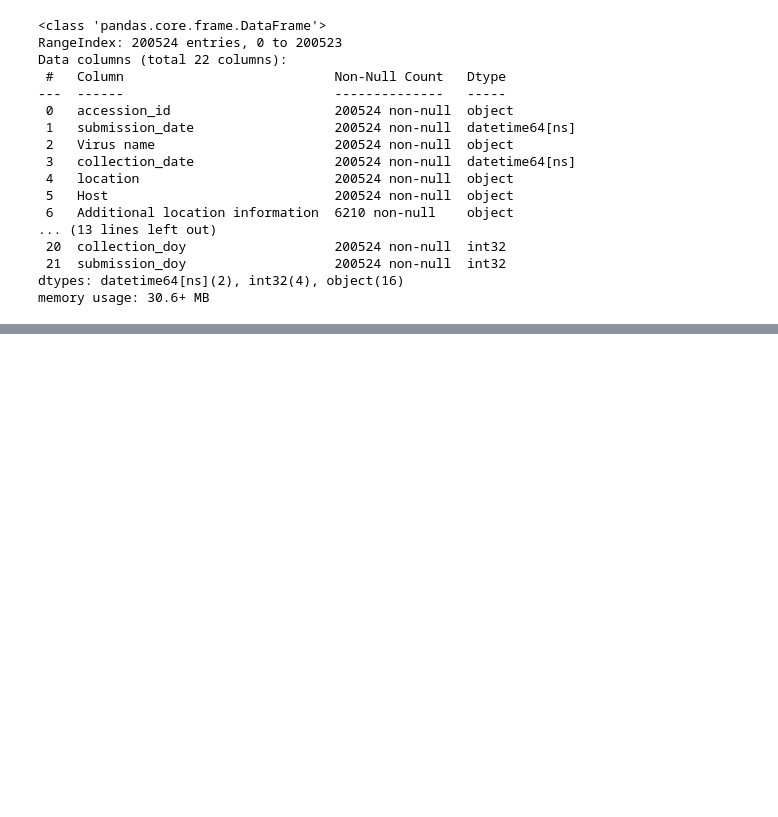
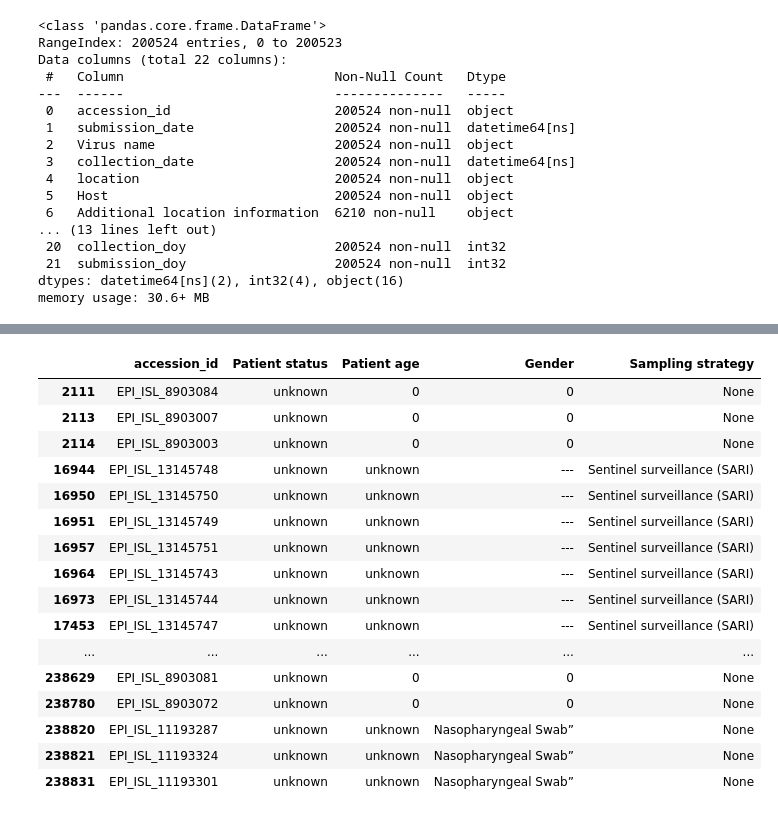
Before and after one commit to ASudu/EpiCoV_Summer25, a Jupyter notebook: src/compare_years.ipynb, the cells around one changed output, grey strips where cells are left out. Saved outputs shown, nothing was run; the diff lists cells and outputs as text; code cells hidden in the pictures; blank space fills up the shorter version.

```diff
--- a/src/compare_years.ipynb
+++ b/src/compare_years.ipynb
@@ -45,7 +64,9 @@ def add_columns(df):
 # %%
 df20 = add_columns(df20)
 df21 = add_columns(df21)
+df22 = add_columns(df22)
 df23 = add_columns(df23)
+df24 = add_columns(df24)
 df25 = add_columns(df25)
 # %%
 df20.info()
@@ -69,0 +486,7 @@ memory usage: 30.6+ MB
+# %%
+unk_mask = (df22["Patient status"].astype(str).str.lower().str.startswith("u")) | (df22["Patient status"].astype(str).str.lower().isin(["---"]))
+df22.loc[unk_mask, "Patient status"] = "unknown"
+# %%
+add_host_mask = df22["Patient status"].astype(str).str.lower().isin(["voyageur sortant"])
+df22.loc[add_host_mask, "Additional host information"] = df22.loc[add_host_mask, "Patient status"]
+df22.loc[add_host_mask, "Patient status"] = "unknown"
@@ -69,0 +515,3 @@ memory usage: 30.6+ MB
+# %%
+unk_mask = (df22["Patient age"].astype(str).str.lower().str.startswith("u")) | (df22["Patient age"].astype(str).str.lower().str.startswith("n")) | (df22["Patient age"].astype(str).str.lower().isin(["-", "---", "?", "missing"]))
+df22.loc[unk_mask, "Patient age"] = "unknown"
@@ -69,0 +537,21 @@ memory usage: 30.6+ MB
+# %%
+gen_mask = df22["Gender"].astype(str).str.lower().isin(["male", "unknown", "female"])
+df22[~gen_mask][["accession_id", "Patient status", "Patient age", "Gender", "Sampling strategy"]]
+# %% [output]
+|  | accession_id | Patient status | Patient age | Gender | Sampling strategy |
+| 2111 | EPI_ISL_8903084 | unknown | 0 | 0 | None |
+| 2113 | EPI_ISL_8903007 | unknown | 0 | 0 | None |
+| 2114 | EPI_ISL_8903003 | unknown | 0 | 0 | None |
+| 16944 | EPI_ISL_13145748 | unknown | unknown | --- | Sentinel surveillance (SARI) |
+| 16950 | EPI_ISL_13145750 | unknown | unknown | --- | Sentinel surveillance (SARI) |
+| 16951 | EPI_ISL_13145749 | unknown | unknown | --- | Sentinel surveillance (SARI) |
+| 16957 | EPI_ISL_13145751 | unknown | unknown | --- | Sentinel surveillance (SARI) |
+| 16964 | EPI_ISL_13145743 | unknown | unknown | --- | Sentinel surveillance (SARI) |
+| 16973 | EPI_ISL_13145744 | unknown | unknown | --- | Sentinel surveillance (SARI) |
+| 17453 | EPI_ISL_13145747 | unknown | unknown | --- | Sentinel surveillance (SARI) |
+| ... | ... | ... | ... | ... | ... |
+| 238629 | EPI_ISL_8903081 | unknown | 0 | 0 | None |
+| 238780 | EPI_ISL_8903072 | unknown | 0 | 0 | None |
+| 238820 | EPI_ISL_11193287 | unknown | unknown | Nasopharyngeal Swab” | None |
+| 238821 | EPI_ISL_11193324 | unknown | unknown | Nasopharyngeal Swab” | None |
+| 238831 | EPI_ISL_11193301 | unknown | unknown | Nasopharyngeal Swab” | None |
```
Also changed, not shown: parts of 165 cells of this notebook.
